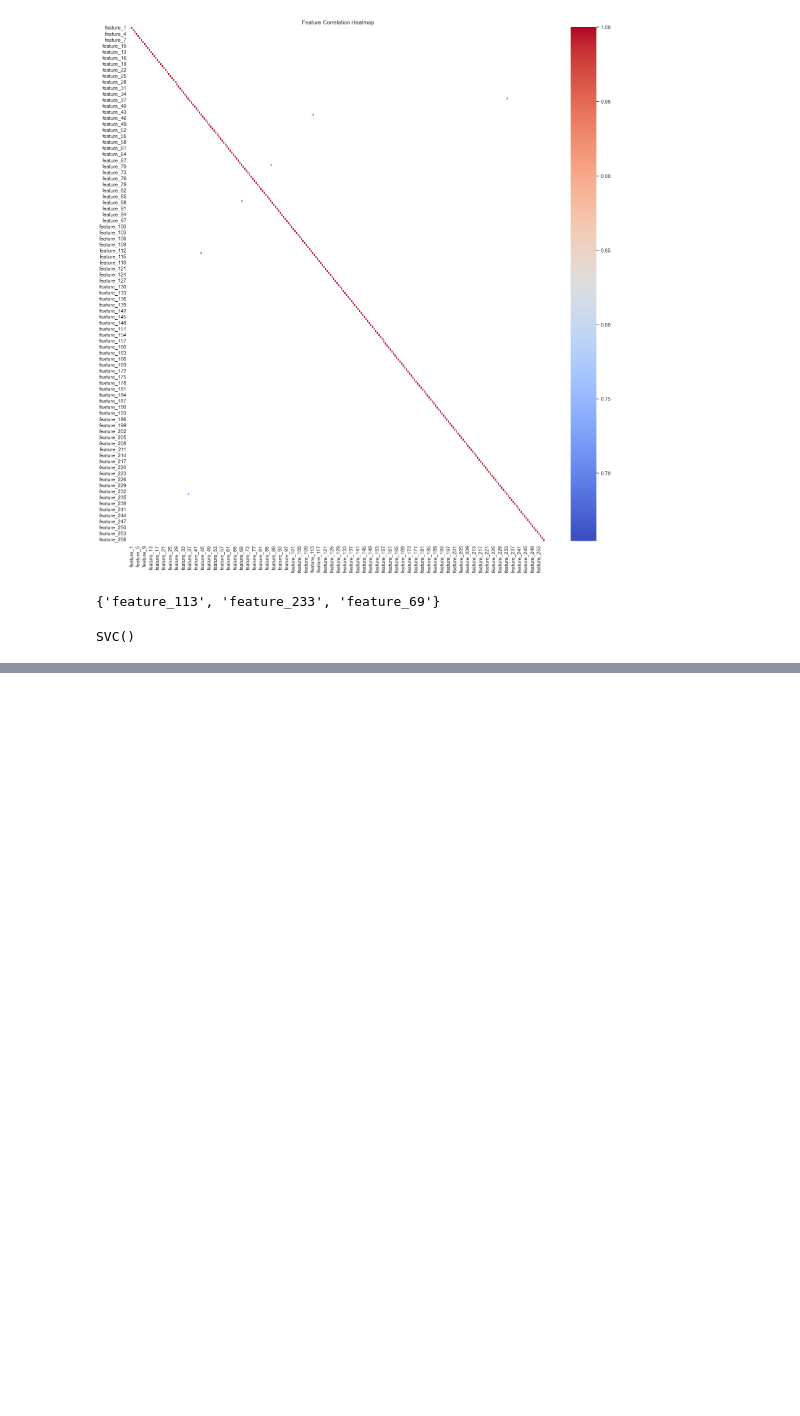
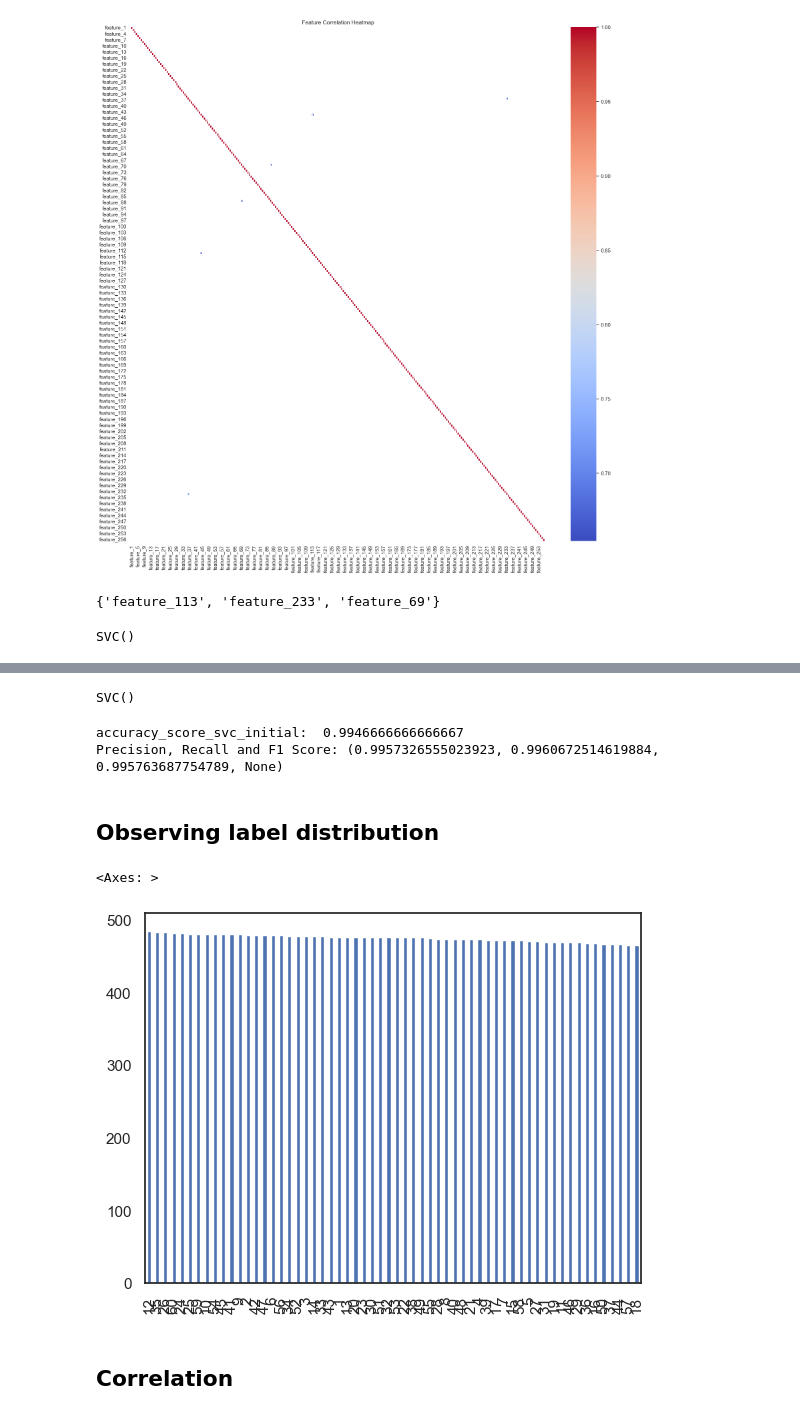
Before and after one commit to Tharusha-Lekamge/CS4622-ML-Labs, a Jupyter notebook: Lab01-Feature-Engineering/src/lab01.ipynb, the cells around one changed output, grey strips where cells are left out. Saved outputs shown, nothing was run; the diff lists cells and outputs as text; code cells hidden in the pictures; blank space fills up the shorter version.

Commit message:
first three labels

```diff
--- a/Lab01-Feature-Engineering/src/lab01.ipynb
+++ b/Lab01-Feature-Engineering/src/lab01.ipynb
@@ -54,12 +70,12 @@ x_train = train.copy().drop(columns=["label_1", "label_2", "label_3", "label_4"]
 x_valid = valid.copy().drop(columns=["label_1", "label_2", "label_3", "label_4"])
 x_feature_names = ["feature_" + str(i) for i in range(1, 257)]
 
-iD_train = train["label_1"].to_frame()
+id_train = train["label_1"].to_frame()
 age_train = train["label_2"].to_frame()  # Age has NaN
 gender_train = train["label_3"].to_frame()
 accent_train = train["label_4"].to_frame()  # Accent has bias to 6
 
-iD_valid = valid["label_1"].to_frame()
+id_valid = valid["label_1"].to_frame()
 age_valid = valid["label_2"].to_frame()
 gender_valid = valid["label_3"].to_frame()
 accent_valid = valid["label_4"].to_frame()
@@ -830,0 +878,23 @@ Precision, Recall and F1 Score: (0.9904474312874714, 0.9832683906417269, 0.98654
+# %%
+# Handling NaN values in the age
+# Combine X and y into a single DataFrame
+
+
+id_data_train_cat = pd.concat([x_train_scaled, id_train], axis=1)
+id_data_valid_cat = pd.concat([x_valid_scaled, id_valid], axis=1)
+
+# Remove rows with null values
+id_data_cleaned_train_cat = id_data_train_cat.dropna()
+id_data_cleaned_valid_cat = id_data_valid_cat.dropna()
+
+# Separate X and y again
+id_x_train_cat = id_data_cleaned_train_cat.drop(columns=["label_1"])
+id_y_train_cat = id_data_cleaned_train_cat["label_1"]
+id_x_valid_cat = id_data_cleaned_valid_cat.drop(columns=["label_1"])
+id_y_valid_cat = id_data_cleaned_valid_cat["label_1"].to_frame()
+
+# encode id_y_train_cat as categorical
+
+label_encoder = LabelEncoder()
+id_y_train_cat_encoded = label_encoder.fit_transform(id_y_train_cat)
+id_y_valid_cat_encoded = label_encoder.transform(id_y_valid_cat)
@@ -830,0 +903,32 @@ Precision, Recall and F1 Score: (0.9904474312874714, 0.9832683906417269, 0.98654
+# %%
+# Train a SVC on non-engineered Data
+
+svc_model_initial = SVC()
+svc_model_initial.fit(id_x_train_cat, id_y_train_cat_encoded)
+# %% [output]
+SVC()
+# %%
+# Make predictions on the test data
+y_pred_svc_initial = svc_model_initial.predict(id_x_valid_cat)
+
+# get accuracy score
+accuracy_score_svc_initial = accuracy_score(
+    id_y_valid_cat_encoded, y_pred_svc_initial)
+print("accuracy_score_svc_initial: ", accuracy_score_svc_initial)
+
+# Get confusion matrix
+confusion_matrix_svc_initial = confusion_matrix(
+    id_y_valid_cat_encoded, y_pred_svc_initial
+)
+
+# plot confusion matrix -> Takes too long to plot
+# sns.heatmap(confusion_matrix_svc_initial, annot=True, cmap="coolwarm")
+
+# get precision, recall and f1 score
+precision_recall_fscore_svc_initial = precision_recall_fscore_support(
+    id_y_valid_cat_encoded, y_pred_svc_initial, average="macro"
+)
+print("Precision, Recall and F1 Score:", precision_recall_fscore_svc_initial)
+# %% [output]
+accuracy_score_svc_initial:  0.9946666666666667
+Precision, Recall and F1 Score: (0.9957326555023923, 0.9960672514619884, 0.995763687754789, None)
@@ -830,0 +938,2 @@ Precision, Recall and F1 Score: (0.9904474312874714, 0.9832683906417269, 0.98654
+# %% [markdown]
+## Observing label distribution
@@ -830,0 +943,10 @@ Precision, Recall and F1 Score: (0.9904474312874714, 0.9832683906417269, 0.98654
+# %%
+# Find the distribution of the classes in the training data
+id_y_train_cat.value_counts().plot(kind="bar")
+
+# Has a uniform distribution
+# %% [output]
+<Axes: >
+[figure, added]
+# %% [markdown]
+## Correlation
```
Also changed, not shown: parts of 64 cells of this notebook, 3 other files.
